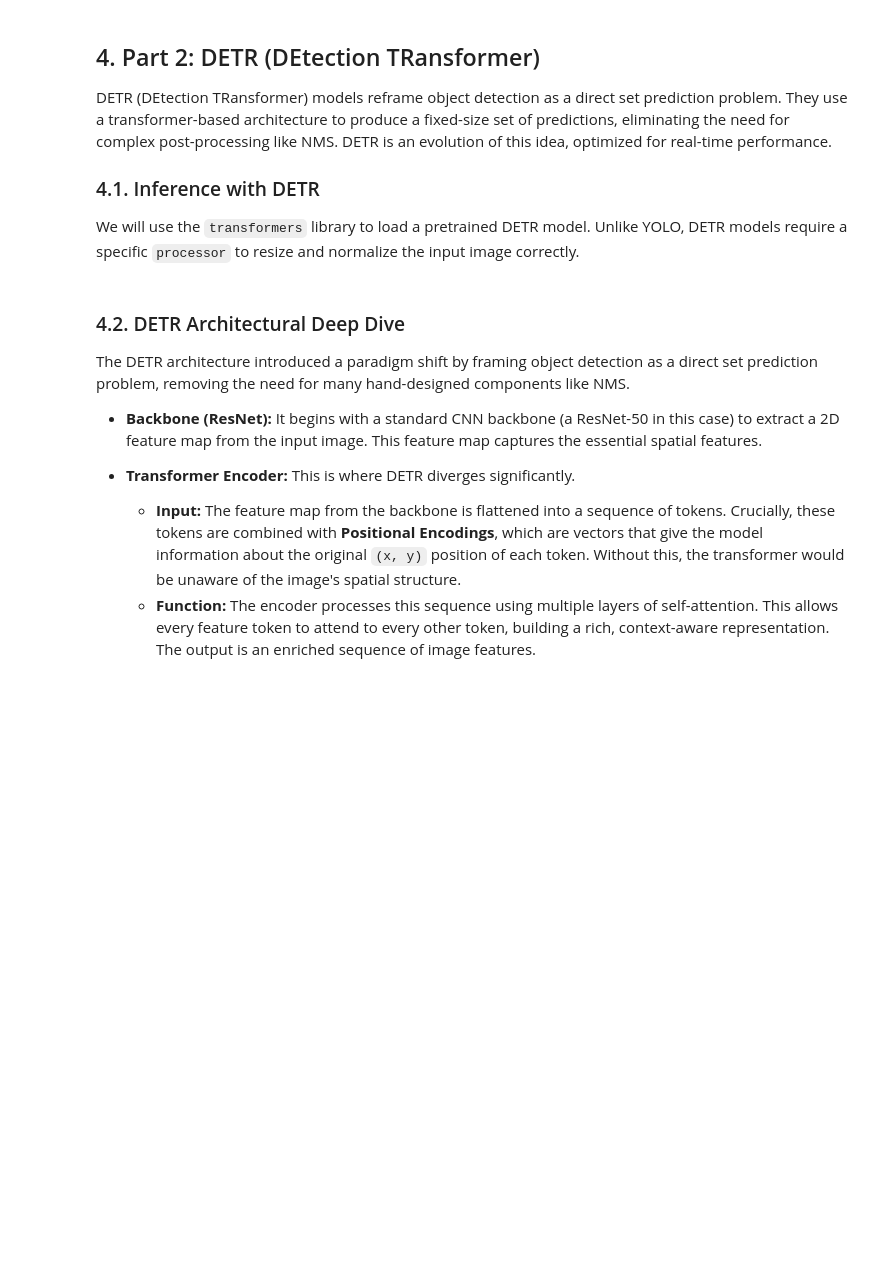
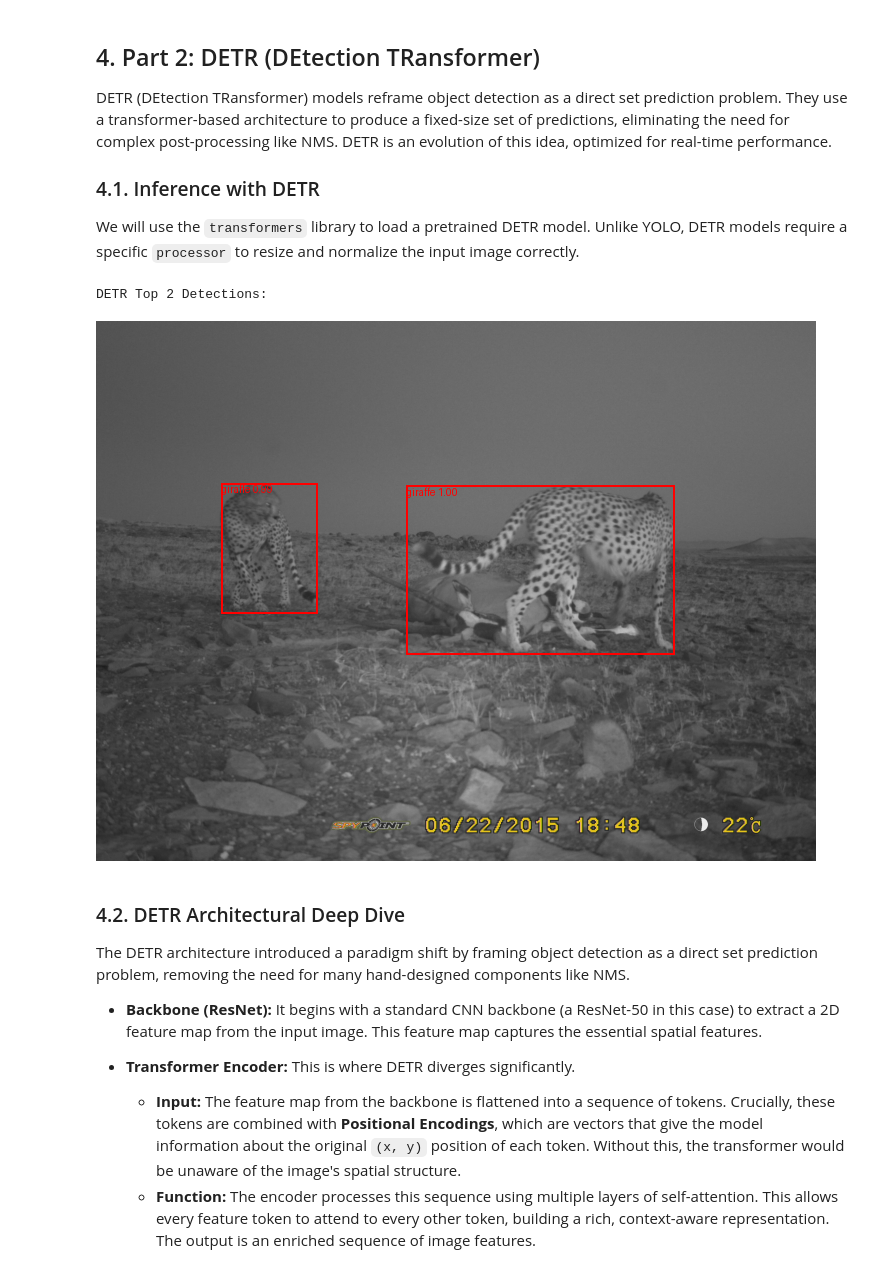
Before and after one commit to jpata/ai-course, a Jupyter notebook: notebooks/module4_object_detection.ipynb, the cells around one changed output. Cells and saved outputs as stored; diff of their text form; code cells hidden in the pictures; blank space fills up the shorter version.

```diff
--- a/notebooks/module4_object_detection.ipynb
+++ b/notebooks/module4_object_detection.ipynb
@@ -192,10 +216,10 @@ We will use the `transformers` library to load a pretrained DETR model. Unlike Y
 # %%
 # Load the processor and a pretrained DETR model from Hugging Face
 processor_detr = DetrImageProcessor.from_pretrained("facebook/detr-resnet-50", revision="no_timm")
-model_detr = DetrForObjectDetection.from_pretrained("facebook/detr-resnet-50", revision="no_timm")
+model_detr = DetrForObjectDetection.from_pretrained("facebook/detr-resnet-50", revision="no_timm").to(device)
 
 # Prepare the image for the model
-inputs = processor_detr(images=image, return_tensors="pt")
+inputs = processor_detr(images=image, return_tensors="pt").to(device)
 
 # Run inference
 with torch.no_grad():
@@ -203,7 +227,7 @@ with torch.no_grad():
 
 # Post-process the results to get bounding boxes and class labels
 # We set a low threshold to get all potential detections, then we'll select the top 3.
-target_sizes = torch.tensor([image.size[::-1]])
+target_sizes = torch.tensor([image.size[::-1]]).to(device)
 results_detr = processor_detr.post_process_object_detection(outputs, target_sizes=target_sizes, threshold=0.1)[0]
 
 # Helper function to draw bounding boxes
@@ -211,33 +235,36 @@ def draw_boxes(image, boxes, labels, scores):
     img_draw = image.copy()
     draw = ImageDraw.Draw(img_draw)
     for box, label, score in zip(boxes, labels, scores):
         box = [round(i, 2) for i in box.tolist()]
         label_text = f"{label} {score:.2f}"
 
         draw.rectangle(box, outline="red", width=2)
         draw.text((box[0], box[1]), label_text, fill="red")
     return img_draw
 
 # Get labels, scores, and boxes for the top 3 detections
 scores = results_detr["scores"]
 labels = results_detr["labels"]
 boxes = results_detr["boxes"]
 
 TOP_K = 3
 k = min(len(scores), TOP_K)
 
 scores, indices = torch.topk(scores, k)
 labels = labels[indices]
 boxes = boxes[indices]
 
 # Convert label IDs to names
 labels = [model_detr.config.id2label[i.item()] for i in labels]
 
 # Draw the boxes on the image
 im_detr = draw_boxes(image, boxes, labels, scores)
 
 print(f"DETR Top {k} Detections:")
 display(im_detr)
+# %% [output]
+DETR Top 2 Detections:
+[figure, added]
 # %% [markdown]
 ### 4.2. DETR Architectural Deep Dive
 
```
Also changed, not shown: parts of 11 cells of this notebook, 1 other file.
